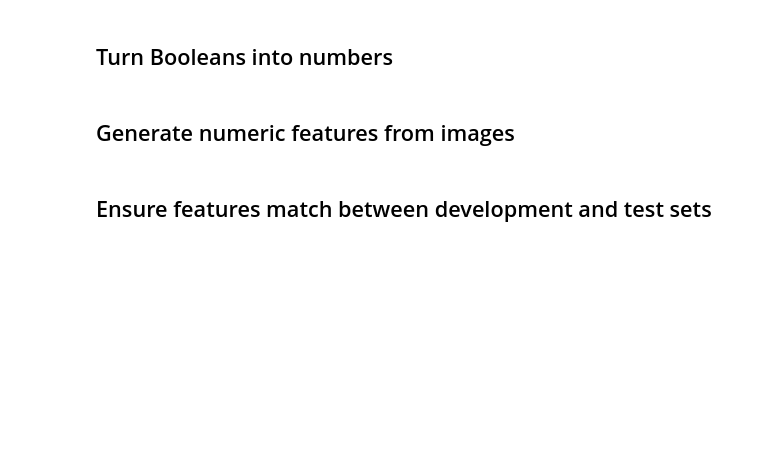
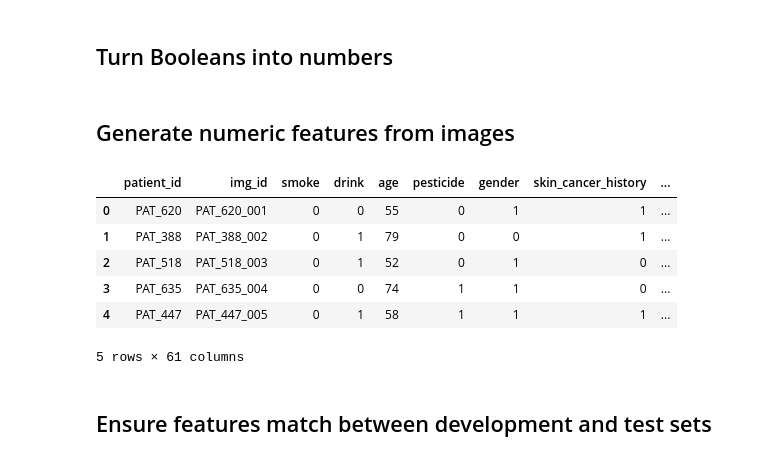
Before and after one commit to harmony-lebovic/image-classifier, a Jupyter notebook: image-classifier.ipynb, the cells around one changed output. Drawn from its saved outputs; the diff is of its cells as text; code cells hidden in the pictures; blank space fills up the shorter version.

```diff
--- a/image-classifier.ipynb
+++ b/image-classifier.ipynb
@@ -407,6 +416,17 @@ X_dev['intensity_blue'], X_dev['intensity_green'], X_dev['intensity_red'] = zip(
 X_test['intensity_blue'], X_test['intensity_green'], X_test['intensity_red'] = zip(*X_test['img_id'].apply(
     lambda img_id: measure_intensity(test_imgs[test_id_to_index[img_id]])
 ))
+# %%
+# Check columns are correct
+X_dev.head()
+# %% [output]
+|  | patient_id | img_id | smoke | drink | age | pesticide | gender | skin_cancer_history | ... |
+| 0 | PAT_620 | PAT_620_001 | 0 | 0 | 55 | 0 | 1 | 1 | ... |
+| 1 | PAT_388 | PAT_388_002 | 0 | 1 | 79 | 0 | 0 | 1 | ... |
+| 2 | PAT_518 | PAT_518_003 | 0 | 1 | 52 | 0 | 1 | 0 | ... |
+| 3 | PAT_635 | PAT_635_004 | 0 | 0 | 74 | 1 | 1 | 0 | ... |
+| 4 | PAT_447 | PAT_447_005 | 0 | 1 | 58 | 1 | 1 | 1 | ... |
+5 rows × 61 columns
 # %% [markdown]
 ## Ensure features match between development and test sets
 # %%
```
Also changed, not shown: parts of 22 cells of this notebook.
